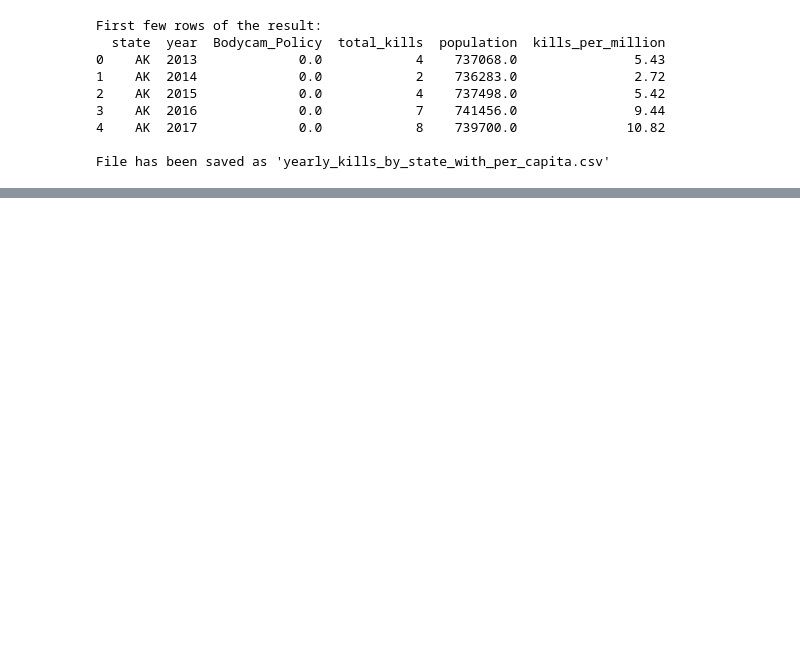
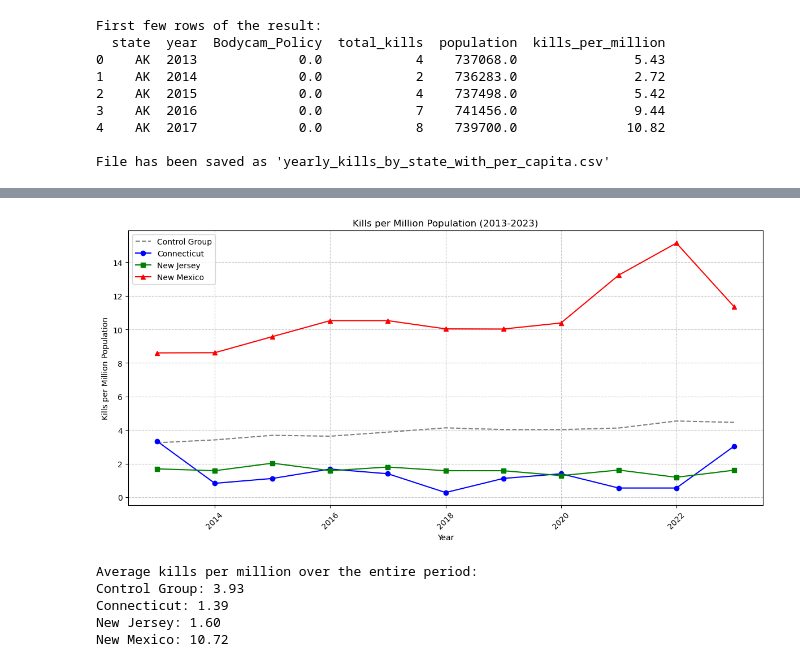
Before and after one commit to haechan01/Econometrics-project, a Jupyter notebook: assignment5.ipynb, the cells around one changed output, grey strips where cells are left out. Saved outputs shown, nothing was run; the diff lists cells and outputs as text; code cells hidden in the pictures; blank space fills up the shorter version.

Commit message:
line graph added

```diff
--- a/assignment5.ipynb
+++ b/assignment5.ipynb
@@ -92,0 +147,59 @@ File has been saved as 'yearly_kills_by_state_with_per_capita.csv'
+# %%
+import pandas as pd
+import matplotlib.pyplot as plt
+
+# Read the data
+df = pd.read_csv('yearly_kills_by_state_with_treatment.csv')
+
+# Filter for years 2013-2023
+df = df[(df['year'] >= 2013) & (df['year'] <= 2023)]
+
+# Calculate control group average (states with treatment = 0)
+control_group = df[df['treatment'] == 0].groupby('year')['kills_per_million'].mean().reset_index()
+
+# Get data for group 1 states (CT, NJ, NM)
+ct_data = df[df['state'] == 'CT']
+nj_data = df[df['state'] == 'NJ']
+nm_data = df[df['state'] == 'NM']
+
+# Create the plot
+plt.figure(figsize=(12, 6))
+
+# Plot each line
+plt.plot(control_group['year'], control_group['kills_per_million'], '--', label='Control Group', color='gray')
+plt.plot(ct_data['year'], ct_data['kills_per_million'], '-o', label='Connecticut', color='blue')
+plt.plot(nj_data['year'], nj_data['kills_per_million'], '-s', label='New Jersey', color='green')
+plt.plot(nm_data['year'], nm_data['kills_per_million'], '-^', label='New Mexico', color='red')
+
+# Customize the plot
+plt.xlabel('Year')
+plt.ylabel('Kills per Million Population')
+plt.title('Kills per Million Population (2013-2023)')
+plt.grid(True, linestyle='--', alpha=0.7)
+plt.legend()
+
+# Rotate x-axis labels for better readability
+plt.xticks(rotation=45)
+
+# Adjust layout to prevent label cutoff
+plt.tight_layout()
+
+# Save the plot
+plt.savefig('kills_per_million_plot.png')
+
+# Display the plot
+plt.show()
+
+# Print average values for each group
+print("\nAverage kills per million over the entire period:")
+print(f"Control Group: {control_group['kills_per_million'].mean():.2f}")
+print(f"Connecticut: {ct_data['kills_per_million'].mean():.2f}")
+print(f"New Jersey: {nj_data['kills_per_million'].mean():.2f}")
+print(f"New Mexico: {nm_data['kills_per_million'].mean():.2f}")
+# %% [output]
+[figure, added]
+Average kills per million over the entire period:
+Control Group: 3.93
+Connecticut: 1.39
+New Jersey: 1.60
+New Mexico: 10.72
```
Also changed, not shown: parts of 1 cell of this notebook, 3 other files.
